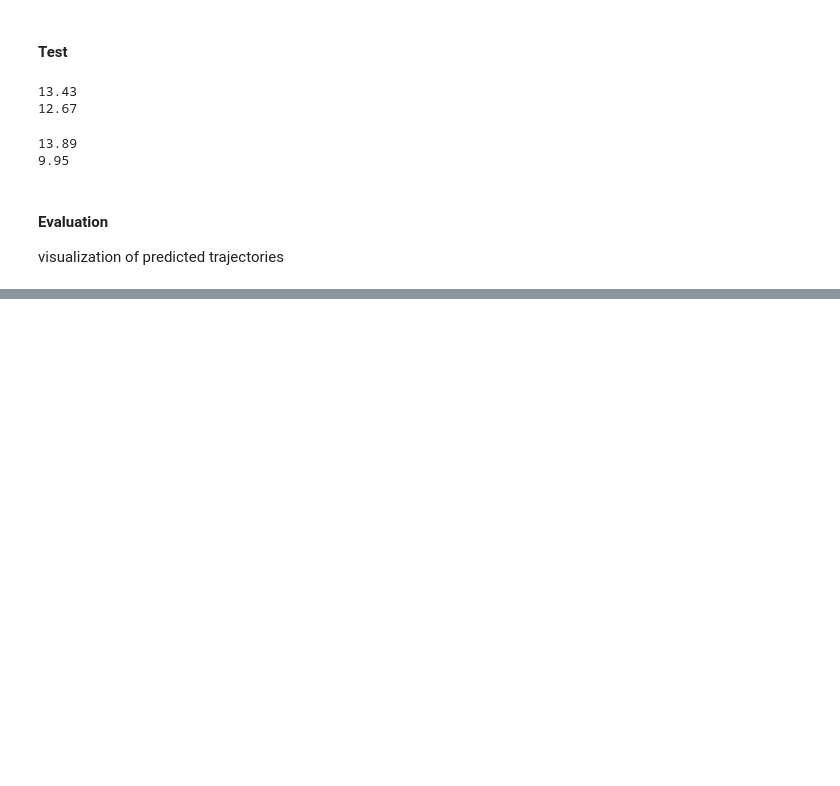
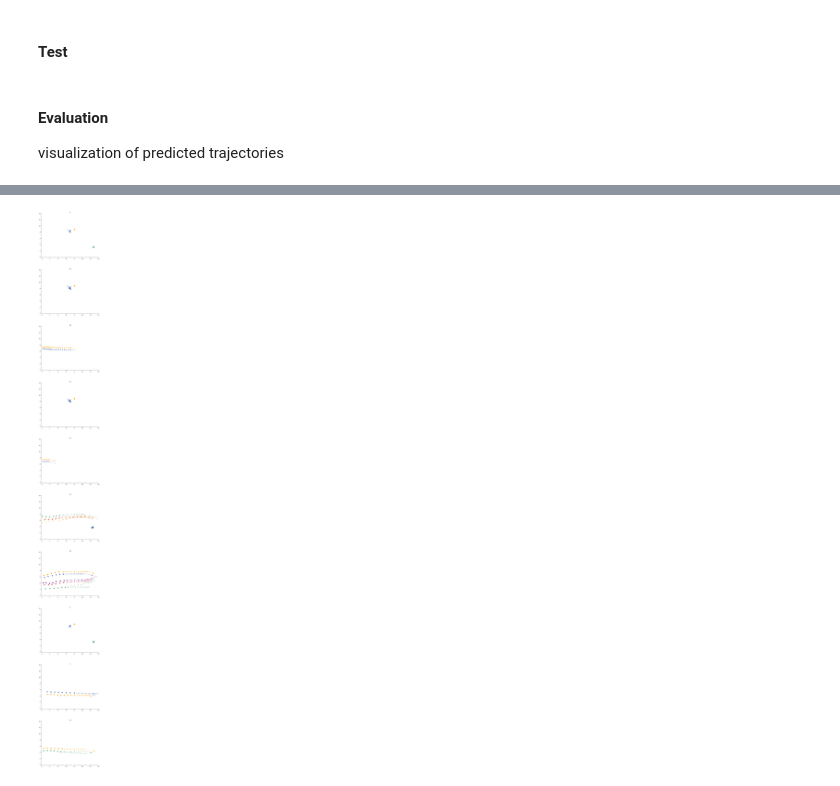
Before and after one commit to lappalainenj/mapsgan, a Jupyter notebook: examples/yy_01_toymodelTest.ipynb, the cells around one changed output, grey strips where cells are left out. Saved outputs shown, nothing was run; the diff lists cells and outputs as text; code cells hidden in the pictures; blank space fills up the shorter version.

```diff
--- a/examples/yy_01_toymodelTest.ipynb
+++ b/examples/yy_01_toymodelTest.ipynb
@@ -27,5 +27,5 @@ solver = Solver(generator, discriminator,
 # %% [markdown]
 #### Training
 # %%
-solver.train(trainloader, epochs = 10, checkpoint_every=10, steps = {'generator': 1, 'discriminator': 1})
+solver.train(trainloader, epochs = 500, checkpoint_every=10, steps = {'generator': 1, 'discriminator': 1})
 # %% [output]
@@ -34,40 +50,10 @@ G_gan: 0.605    G_norm: 0.315   G_total: 0.920  D_real: 0.626   D_fake: 0.835
 #### Test
 # %%
 output = solver.test(trainloader)
-# %%
-max_x = 0
-max_y = 0
-for s in range(70):
-    max_tempx = np.max(output['xy_in'][s][:,:,0])
-    max_tempy = np.max(output['xy_in'][s][:,:,1])
-    if max_tempx > max_x:
-        max_x = max_tempx
-    if max_tempy > max_y:
-        max_y = max_tempy
-print(max_x)
-print(max_y)
-# %% [output]
-13.43
-12.67
-# %%
-max_x = 0
-max_y = 0
-for s in range(70):
-    max_tempx = np.max(output['xy_out'][s][:,:,0])
-    max_tempy = np.max(output['xy_out'][s][:,:,1])
-    if max_tempx > max_x:
-        max_x = max_tempx
-    if max_tempy > max_y:
-        max_y = max_tempy
-print(max_x)
-print(max_y)
-# %% [output]
-13.89
-9.95
 # %% [markdown]
 #### Evaluation
 visualization of predicted trajectories
 # %%
 vis = Visualization()
-ll = vis.trajectories(output, scenes=[1,2,3])
+ll = vis.trajectories(output, scenes=[10])
 # %% [output]
@@ -74,0 +60 @@ SyntaxError: invalid syntax (<ipython-input-51-beab368e7567>, line 2)
+[figure, added]
```
Also changed, not shown: parts of 2 cells of this notebook, 1 other file.
